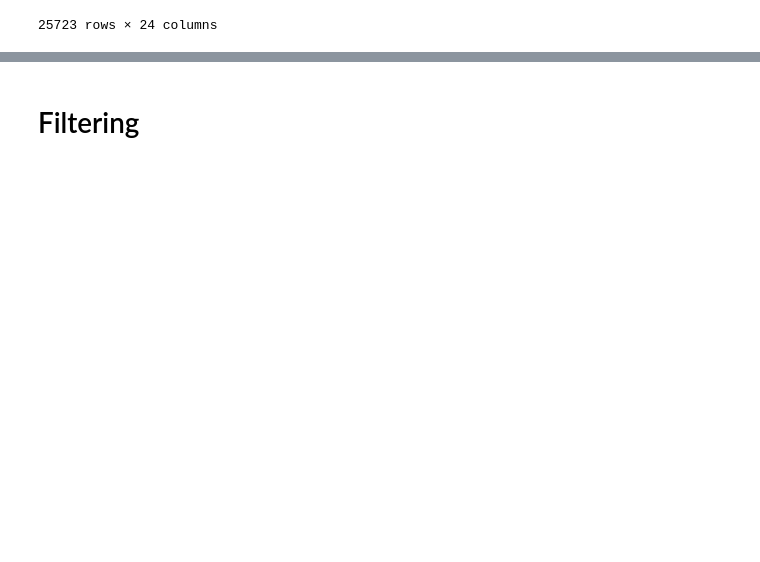
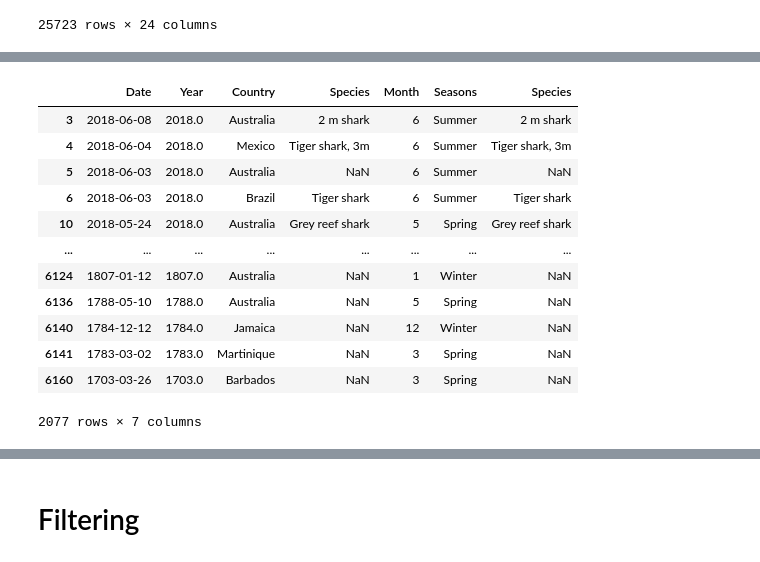
Before and after one commit to bripollc/01_EDA_Sharks, a Jupyter notebook: exploration.ipynb, the cells around one changed output, grey strips where cells are left out. Cells and saved outputs as stored; diff of their text form; code cells hidden in the pictures; blank space fills up the shorter version.

```diff
--- a/exploration.ipynb
+++ b/exploration.ipynb
@@ -56,0 +310,17 @@ df
+# %%
+df.dropna(subset=['Month'], inplace=True)
+df
+# %% [output]
+|  | Date | Year | Country | Species | Month | Seasons | Species |
+| 3 | 2018-06-08 | 2018.0 | Australia | 2 m shark | 6 | Summer | 2 m shark |
+| 4 | 2018-06-04 | 2018.0 | Mexico | Tiger shark, 3m | 6 | Summer | Tiger shark, 3m |
+| 5 | 2018-06-03 | 2018.0 | Australia | NaN | 6 | Summer | NaN |
+| 6 | 2018-06-03 | 2018.0 | Brazil | Tiger shark | 6 | Summer | Tiger shark |
+| 10 | 2018-05-24 | 2018.0 | Australia | Grey reef shark | 5 | Spring | Grey reef shark |
+| ... | ... | ... | ... | ... | ... | ... | ... |
+| 6124 | 1807-01-12 | 1807.0 | Australia | NaN | 1 | Winter | NaN |
+| 6136 | 1788-05-10 | 1788.0 | Australia | NaN | 5 | Spring | NaN |
+| 6140 | 1784-12-12 | 1784.0 | Jamaica | NaN | 12 | Winter | NaN |
+| 6141 | 1783-03-02 | 1783.0 | Martinique | NaN | 3 | Spring | NaN |
+| 6160 | 1703-03-26 | 1703.0 | Barbados | NaN | 3 | Spring | NaN |
+2077 rows × 7 columns
```
Also changed, not shown: parts of 49 cells of this notebook.
